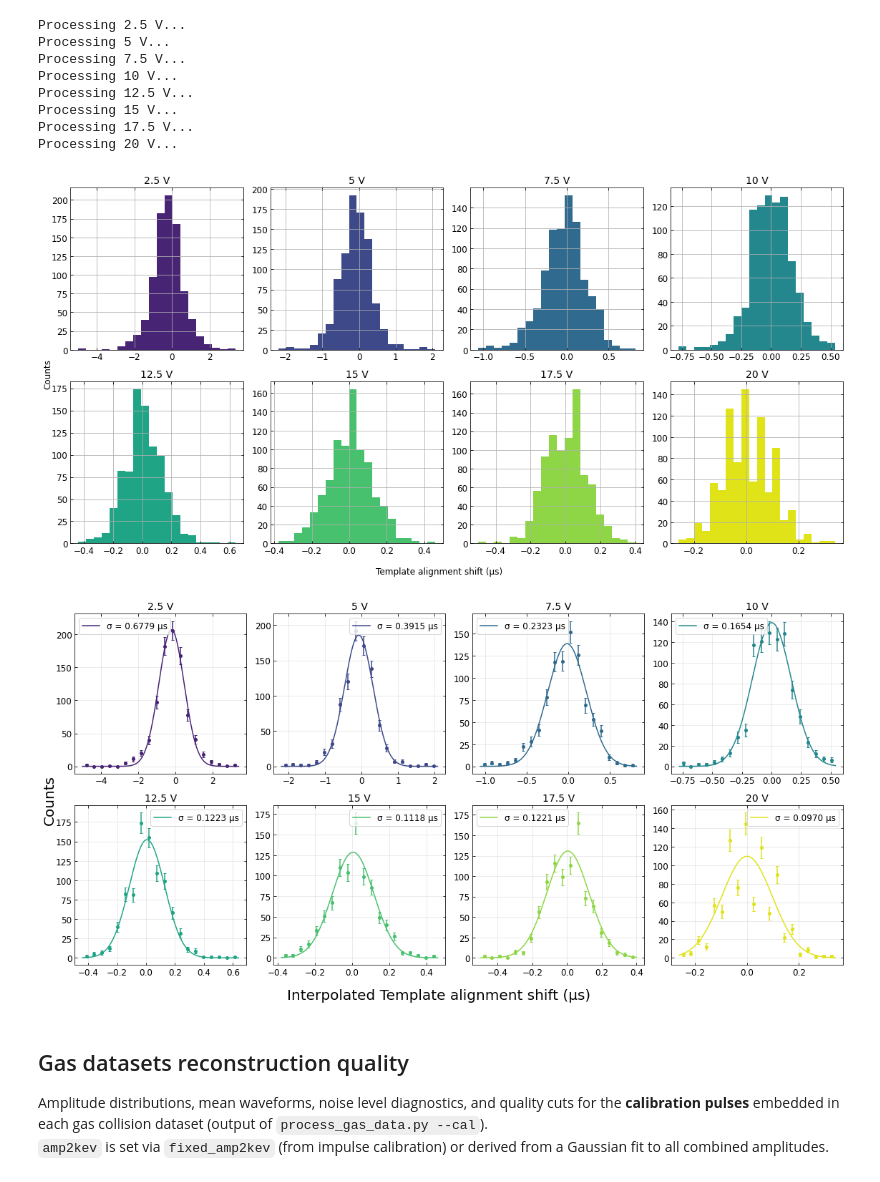
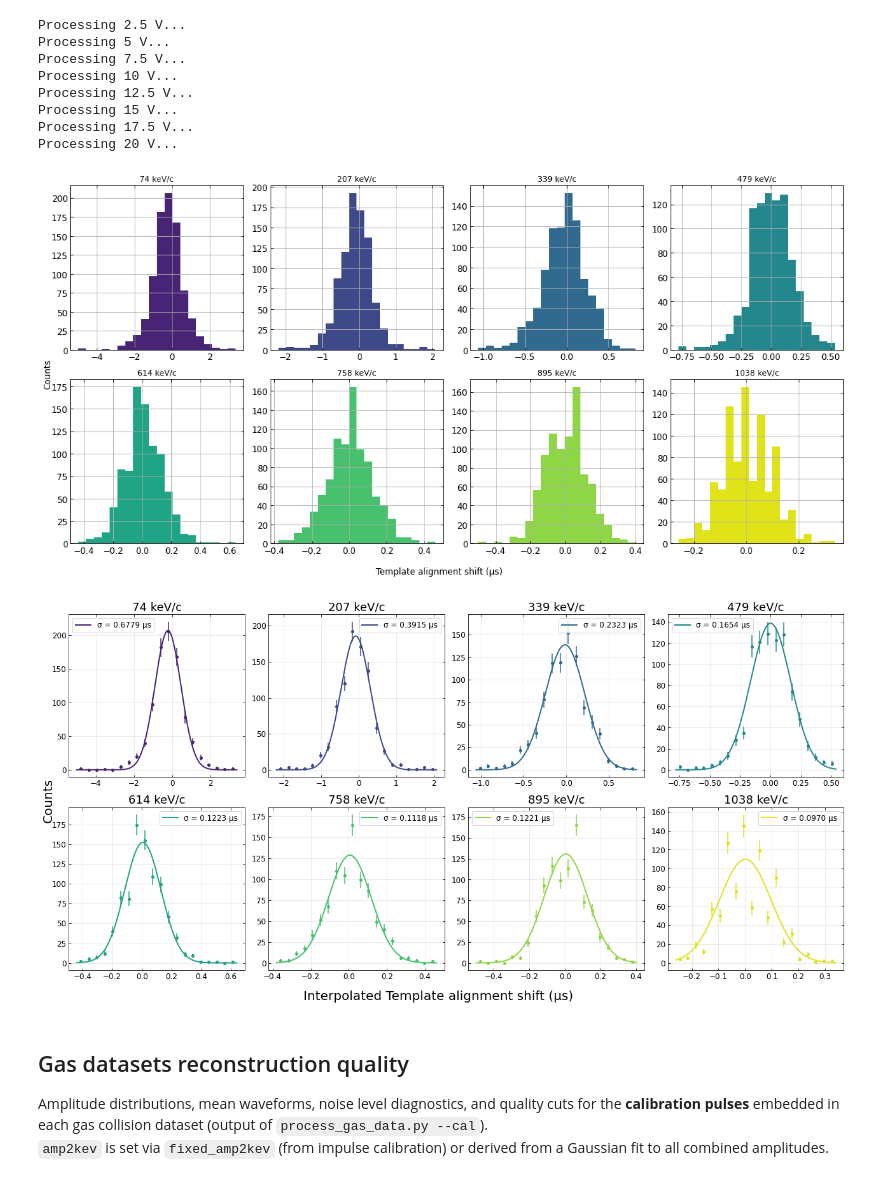
Before and after one commit to JBaeza-Rubio/Gas-collisions-time-resolution, a Jupyter notebook: 20260320_sphere_20260215_impulse_calibration.ipynb, the cells around one changed output. Saved outputs shown, nothing was run; the diff lists cells and outputs as text; code cells hidden in the pictures.

```diff
--- a/20260320_sphere_20260215_impulse_calibration.ipynb
+++ b/20260320_sphere_20260215_impulse_calibration.ipynb
@@ -1053,7 +1053,7 @@ plt.show()
 cmap = plt.colormaps['viridis']
 colors = cmap(np.linspace(0.1, 0.95, len(voltages)))
 
-fig, axes = plt.subplots(2, 5, figsize=(25, 10)) ### first two numbers defines # of rows and # of columns
+fig, axes = plt.subplots(2, 4, figsize=(18, 9)) ### first two numbers defines # of rows and # of columns
 
 for i, (ax, v, E) in enumerate(zip(axes.flatten()[:8], voltages, energies)):
     peak_times = f['data_processed'][f'peak_times_from_trigger_us_{v}v'][:]
@@ -1073,7 +1073,7 @@ for i, (ax, v, E) in enumerate(zip(axes.flatten()[:8], voltages, energies)):
                 markersize=5, alpha=0.7 )
     ax.plot(x_fit, y_fit, lw=3, color=colors[i], label =fr'σ = {sigma_fit:.4f} µs') ###lw is line width, ### .4f is to get 4 decimal places on the fit by using f strings
     ax.set_title(f"{E} keV/c", fontsize=20)
-    ax.set_xlabel("Time after trigger (µs)", fontsize=20)
+    ax.set_xlabel("Time after trigger (µs)", fontsize=18)
     ax.set_xlim(min(peak_times), max(peak_times))
 
 
@@ -1081,11 +1081,11 @@ for i, (ax, v, E) in enumerate(zip(axes.flatten()[:8], voltages, energies)):
     ax.legend()
 
 ### Leave last two panels blank
-axes.flatten()[8].axis('off')
-axes.flatten()[9].axis('off')
+# axes.flatten()[8].axis('off')
+# axes.flatten()[9].axis('off')
 
-axes[0, 0].set_ylabel("Counts", fontsize=20)
-axes[1, 0].set_ylabel("Counts", fontsize=20)
+# axes[0, 0].set_ylabel("Counts", fontsize=20)
+# axes[1, 0].set_ylabel("Counts", fontsize=20)
 
 fig.tight_layout()
 plt.show()
@@ -2012,7 +2012,11 @@ for v_idx, shifts in enumerate(all_time_shifts_us):
         color=colors[v_idx]
     )
 
-    axes[v_idx].set_title(f'{voltages[v_idx]} V')
+###you can switch the titles by choosing one of the options below
+###one titles the plots with their corresponding voltages, and the other to their energy equivalent
+    # axes[v_idx].set_title(f'{voltages[v_idx]} V')
+    axes[v_idx].set_title(f'{energies[v_idx]} keV/c', fontsize=11)
+
     axes[v_idx].grid(True)
     # axes[v_idx].set_xlim(-3, 3)
 
@@ -2022,7 +2026,7 @@ fig.supylabel('Counts')
 plt.tight_layout()
 plt.show()
 # %% [output]
-[figure, old version]
+[figure, new version]
 # %%
 
 # Gaussian model
@@ -2039,7 +2043,7 @@ colors = cmap(np.linspace(0.1, 0.95, len(voltages)))
 
 fig, axes = plt.subplots(
     2, 4,
-    figsize=(16, 8),
+    figsize=(18, 9),
     sharex=False,
     sharey=False
 )
@@ -2094,41 +2098,46 @@ for v_idx, shifts in enumerate(all_time_shifts_us):
         ax.plot(
             xfit,
             yfit,
+            lw=2,
             color=colors[v_idx]
         )
 
         label = f'σ = {sigma_fit:.4f} μs'
 
     except RuntimeError:
 
         label = 'Fit failed'
 
 
     # Scatter plot & error bars
     ax.errorbar(
         centers,
         counts,
         yerr=errors,
         fmt='o',
         color=colors[v_idx],
-        markersize=4,
-        capsize=2
+        markersize=4
     )
 
-    ax.set_title(f'{voltages[v_idx]} V')
+
+
+###you can switch the titles by choosing one of the options below
+###one titles the plots with their corresponding voltages, and the other to their energy equivalent
+    #ax.set_title(f'{voltages[v_idx]} V')
+    ax.set_title(f'{energies[v_idx]} keV/c', fontsize= 18)
     ax.legend([label])
 
     ax.grid(True, alpha=0.3)
 
 
 # Shared labels
 fig.supxlabel('Interpolated Template alignment shift (μs)', fontsize=20 )
 fig.supylabel('Counts', fontsize = 20)
 
 plt.tight_layout()
 plt.show()
 # %% [output]
-[figure, old version]
+[figure, new version]
 # %%
 # Save the averaged calibration waveform as template, plus all individual waveforms after selection
 _save_kwargs = dict(
```
Also changed, not shown: parts of 2 cells of this notebook.
